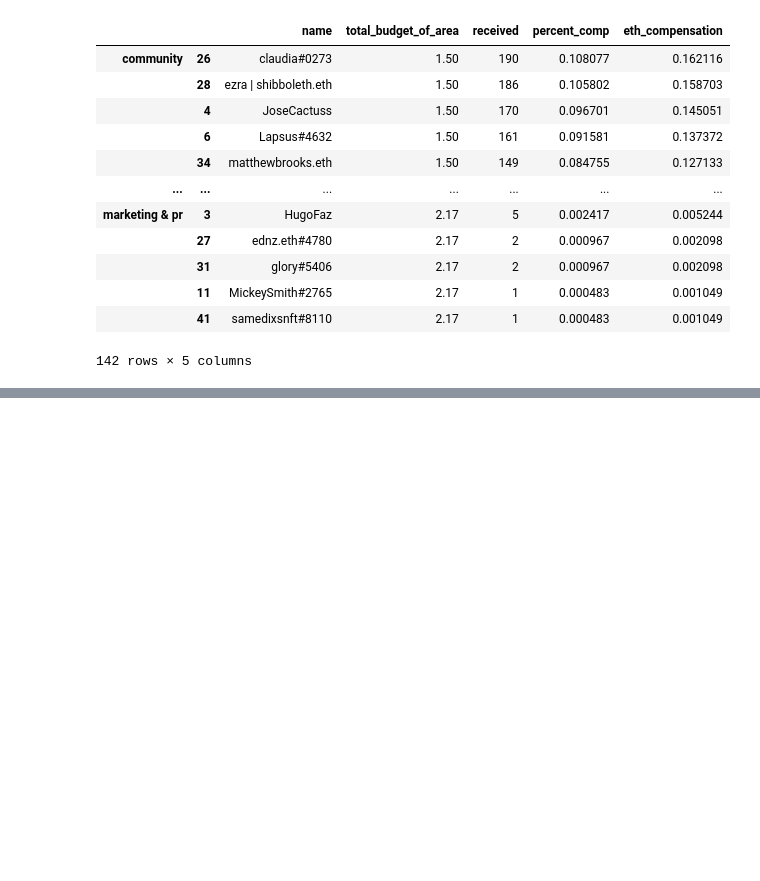
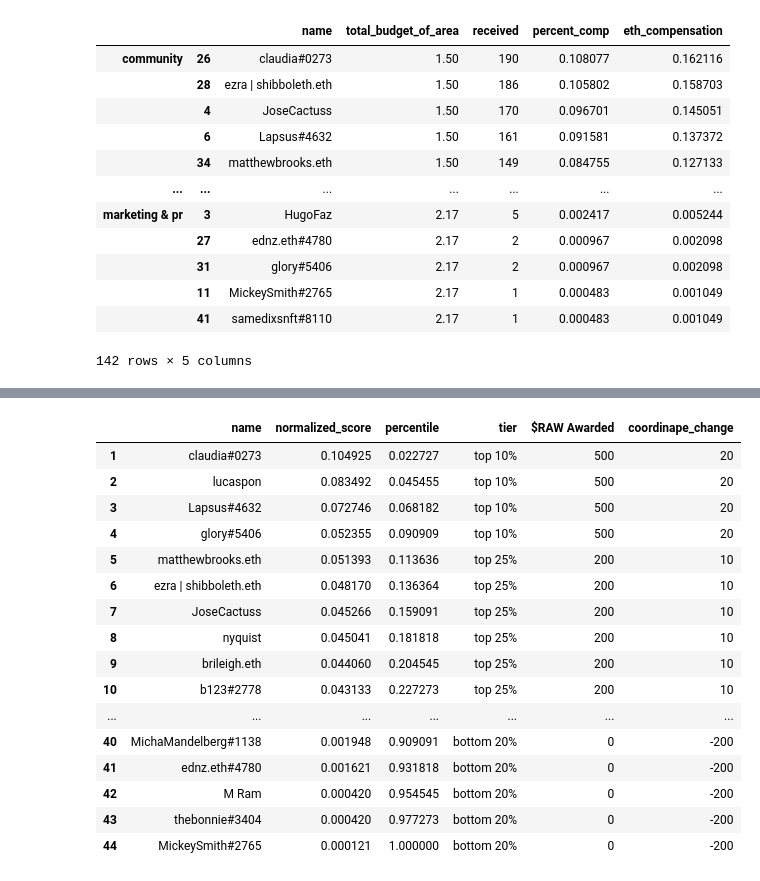
Before and after one commit to lucaspon/raw-compensation, a Jupyter notebook: RAW - Compensation.ipynb, the cells around one changed output, grey strips where cells are left out. Cells and saved outputs as stored; diff of their text form; code cells hidden in the pictures; blank space fills up the shorter version.

Commit message:
March/22 comp update

```diff
--- a/RAW - Compensation.ipynb
+++ b/RAW - Compensation.ipynb
@@ -1,10 +1,15 @@
 # %%
 import pandas as pd
+import numpy as np
 import os
 import re
+
+pd.set_option('display.max_rows', 50)
 # %%
 # CALCULATE BUDGETS FOR EACH AREA
 # link to source: https://app.clarity.so/rawdao/work/6
+
+month = '2022-03'
 
 init_budget = {}
 
@@ -32,16 +37,16 @@ perf_score['finance'] = 1/3
 
 
 final_budget = {}
-sum = 0
+total_final_budget = 0
 total_init = 0
 
 for area in init_budget:
   final_budget[area] = round(init_budget[area]*(1-perf_tranche[area]) + init_budget[area]*(perf_tranche[area]*perf_score[area]),2)
-  sum = sum + final_budget[area]
+  total_final_budget = total_final_budget + final_budget[area]
   total_init = total_init + init_budget[area]
 
 print(final_budget)
-print("total final budget = " + str(round(sum,2)) + " out of " + str(total_init))
+print("total final budget = " + str(round(total_final_budget,2)) + " out of " + str(total_init))
 # %% [output]
 {'governance': 1.87, 'curation': 2.0, 'marketing & pr': 2.17, 'community': 1.5, 'finance': 1.1}
 total final budget = 8.64 out of 10.0
@@ -128,0 +137,58 @@ comp_df[['name','eth_compensation']]
+# %%
+# CALCULATE RANKINGS FOR LONG TERM COMP MODEL
+
+df_rankings = df_export.reset_index()
+
+# This is where we get into a discussion of how exactly to normalize the ranking. The approach I've chosen here is to weigh each member's score by the areas budget,
+# which is equivalent to using their ETH compensation as the score measurement. This way, members who are performing in areas with higher budget (deemed more important)
+# will score higher in the rankings.
+
+df_rankings['normalized_score'] = df_rankings['percent_comp'] * df_rankings['total_budget_of_area']/total_final_budget # score weighted by area's budget
+df_rankings = df_rankings[['name','address','normalized_score','area']]
+df_rankings = df_rankings.groupby(by=['name','address']).sum()
+df_rankings = df_rankings.sort_values(by=['normalized_score'], ascending = False).reset_index()
+df_rankings.index = df_rankings.index + 1
+df_rankings['percentile'] = df_rankings.index/len(df_rankings)
+
+# Q1-22 Award Conditions
+conditions = [
+    (df_rankings['percentile'] <= 0.1),
+    (df_rankings['percentile'] > 0.1) & (df_rankings['percentile'] <= 0.25),
+    (df_rankings['percentile'] > 0.25) & (df_rankings['percentile'] <= 0.5),
+    (df_rankings['percentile'] > 0.5) & (df_rankings['percentile'] <= 0.8),
+    (df_rankings['percentile'] > 0.8)
+]
+
+tier = [
+    'top 10%',
+    'top 25%',
+    'top 50%',
+    'top 80%',
+    'bottom 20%'
+]
+
+tokens_awarded = [
+    500,
+    200,
+    100,
+    0,
+    0
+]
+
+coordinape = [
+    20,
+    10,
+    5,
+    0,
+    -200
+]
+
+
+df_rankings['tier'] = np.select(conditions, tier)
+df_rankings['$RAW Awarded'] = np.select(conditions, tokens_awarded)
+df_rankings['coordinape_change'] = np.select(conditions, coordinape)
+
+
+print('total $RAW Awarded = ' + str(df_rankings['$RAW Awarded'].sum()))
+df_rankings[['name','normalized_score', 'percentile', 'tier', '$RAW Awarded', 'coordinape_change']]
+# %% [output]
@@ -129,3 +196,20 @@ comp_df[['name','eth_compensation']]
+|  | name | normalized_score | percentile | tier | $RAW Awarded | coordinape_change |
+| 1 | claudia#0273 | 0.104925 | 0.022727 | top 10% | 500 | 20 |
+| 2 | lucaspon | 0.083492 | 0.045455 | top 10% | 500 | 20 |
+| 3 | Lapsus#4632 | 0.072746 | 0.068182 | top 10% | 500 | 20 |
+| 4 | glory#5406 | 0.052355 | 0.090909 | top 10% | 500 | 20 |
+| 5 | matthewbrooks.eth | 0.051393 | 0.113636 | top 25% | 200 | 10 |
+| 6 | ezra | shibboleth.eth | 0.048170 | 0.136364 | top 25% | 200 | 10 |
+| 7 | JoseCactuss | 0.045266 | 0.159091 | top 25% | 200 | 10 |
+| 8 | nyquist | 0.045041 | 0.181818 | top 25% | 200 | 10 |
+| 9 | brileigh.eth | 0.044060 | 0.204545 | top 25% | 200 | 10 |
+| 10 | b123#2778 | 0.043133 | 0.227273 | top 25% | 200 | 10 |
+| ... | ... | ... | ... | ... | ... | ... |
+| 40 | MichaMandelberg#1138 | 0.001948 | 0.909091 | bottom 20% | 0 | -200 |
+| 41 | ednz.eth#4780 | 0.001621 | 0.931818 | bottom 20% | 0 | -200 |
+| 42 | M Ram | 0.000420 | 0.954545 | bottom 20% | 0 | -200 |
+| 43 | thebonnie#3404 | 0.000420 | 0.977273 | bottom 20% | 0 | -200 |
+| 44 | MickeySmith#2765 | 0.000121 | 1.000000 | bottom 20% | 0 | -200 |
 # %%
 # EXPORT RESULTS TO EXCEL
 from pathlib import Path
```
Also changed, not shown: parts of 6 cells of this notebook.
